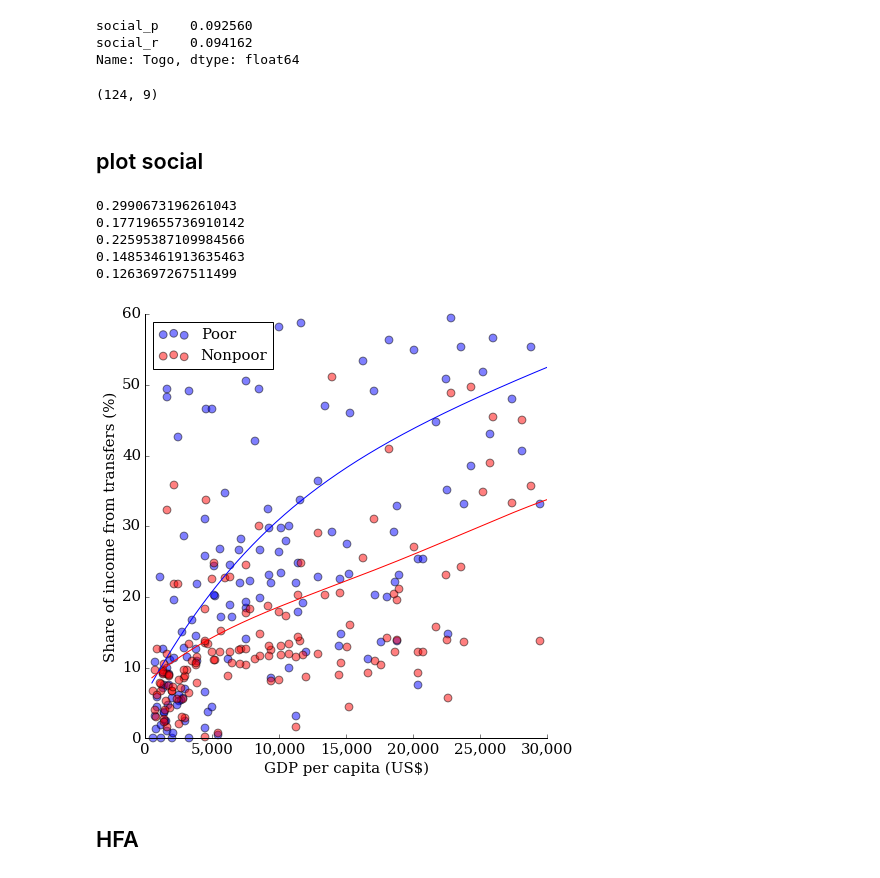
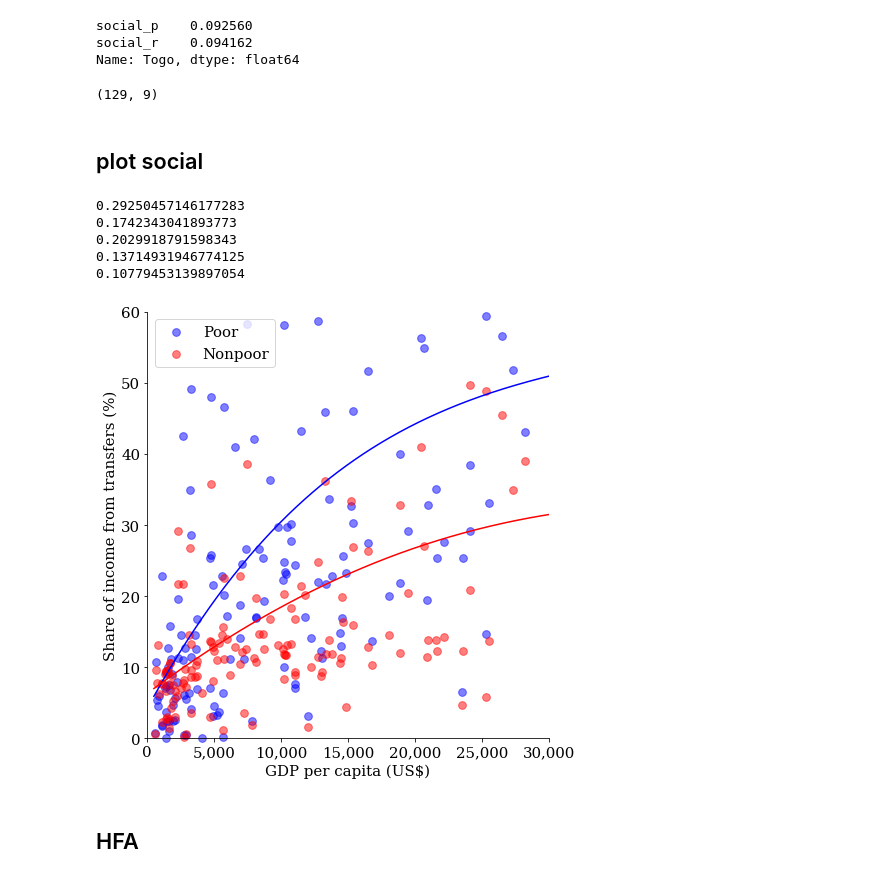
Before and after one commit to julierozz/resilience_indicator_SIDS, a Jupyter notebook: gather_data.ipynb, the cells around one changed output. Saved outputs shown, nothing was run; the diff lists cells and outputs as text; code cells hidden in the pictures.

Commit message:
adds SIDS lists and correct a few issues in gather_data that was deleting countries with no Glofris data

```diff
--- a/gather_data.ipynb
+++ b/gather_data.ipynb
@@ -45,9 +48,9 @@ use_guessed_social= True #else keeps nans
 use_avg_pe = True #otherwise 0 when no data
 
 
-use_newest_wdi_findex_aspire = False  #too late to include new data just before report release
+use_newest_wdi_findex_aspire = True  #too late to include new data just before report release
 
-drop_unused_data=True #if true removes from df and cat_info theintermediate variables
+drop_unused_data=True #if true removes from df and cat_info the intermediate variables
 # %%
 economy = "country" #province, deparmtent
 # %% [markdown]
@@ -147,7 +159,7 @@ if use_guessed_social:
 
 df.dropna().shape
 # %% [output]
-(124, 9)
+(129, 9)
 # %% [markdown]
 ## plot social
 # %%
@@ -168,40 +180,40 @@ plt.scatter(df2.gdp_pc_pp,100*df2.social_r, c="red", s =60,  alpha=.5, clip_on=F
 plt.legend(["Poor","Nonpoor"], loc=2, prop=font, )
 
 x=df.dropna()["gdp_pc_pp"].values
 yp=df.dropna()["social_p"].values
 yr=df.dropna()["social_r"].values
 
 
 #x = np.arange(0, 2*np.pi+np.pi/4, 2*np.pi/8)
 #y = np.sin(x)
 f_p = interpolate.UnivariateSpline(x,yp,k=4)
 f_r = interpolate.UnivariateSpline(x,yr,k=4)
 #tck = interpolate.splrep(x,y, s=0)
 
 
 x=np.linspace(500.0, 30000, num=1000)
 plt.plot(x,100*f_p(x), c="blue")
 plt.plot(x,100*f_r(x), c="red")
 print(f_p(2000))
 
 plt.xlim(xmin=0,xmax=30000)
 plt.ylim(0,ymax=60)
 
 
 plt.ylabel("Share of income from transfers (%)")
 plt.xlabel("GDP per capita (US$)")
 
 x_thousands_sep()
 spine_and_ticks(plt.gca())
 
-savefig('img/Diversification.png')
+plt.savefig('img/Diversification.png')
 # %% [output]
-0.2990673196261043
-0.17719655736910142
-0.22595387109984566
-0.14853461913635463
-0.1263697267511499
+0.29250457146177283
+0.1742343041893773
+0.2029918791598343
+0.13714931946774125
+0.10779453139897054
-[figure, old version]
+[figure, new version]
 # %% [markdown]
 ## HFA
 # %%
```
Also changed, not shown: parts of 70 cells of this notebook, 2 other files.
